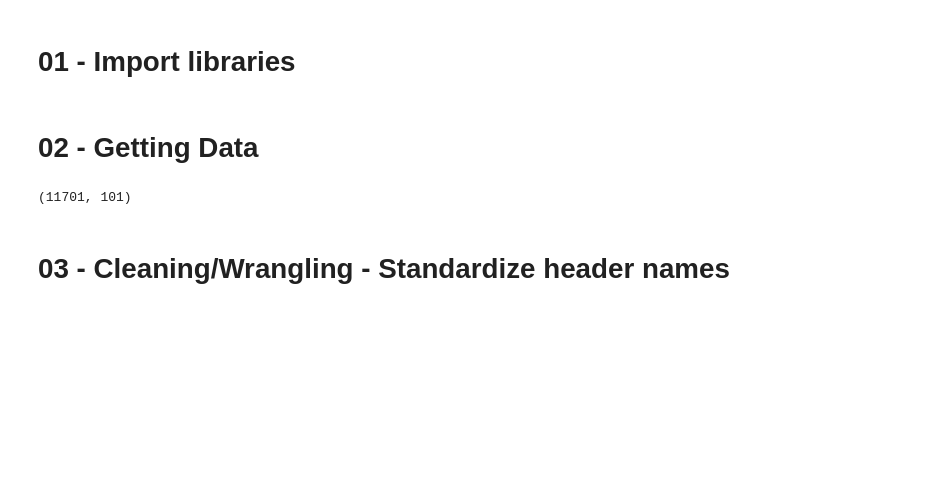
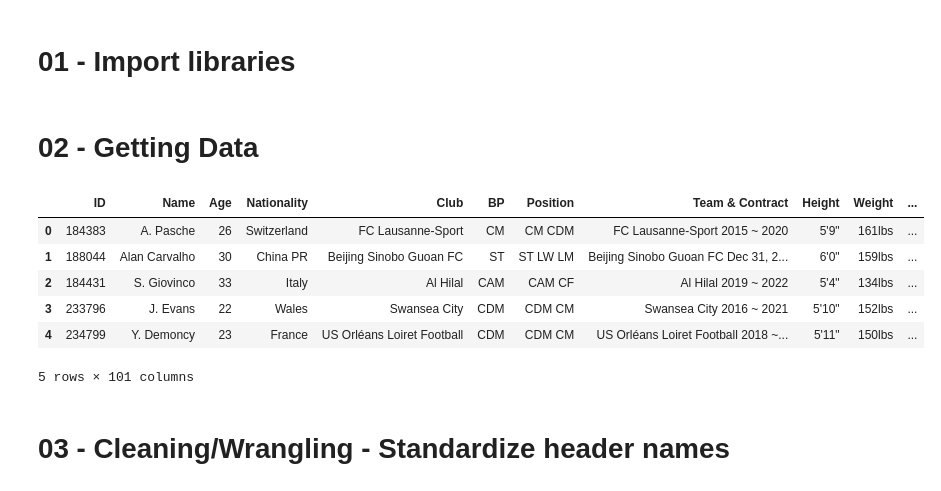
Before and after one commit to jochabo/2_01_FIFA, a Jupyter notebook: Lab-FIFA21.ipynb, the cells around one changed output. Drawn from its saved outputs; the diff is of its cells as text; code cells hidden in the pictures; blank space fills up the shorter version.

```diff
--- a/Lab-FIFA21.ipynb
+++ b/Lab-FIFA21.ipynb
@@ -31,8 +39,15 @@ import scipy.stats as stats
 # %%
 fifa = pd.read_csv('./fifa21_train.csv')
 fifa.shape
+fifa.head()
 # %% [output]
+|  | ID | Name | Age | Nationality | Club | BP | Position | Team & Contract | Height | Weight | ... |
+| 0 | 184383 | A. Pasche | 26 | Switzerland | FC Lausanne-Sport | CM | CM CDM | FC Lausanne-Sport 2015 ~ 2020 | 5'9" | 161lbs | ... |
+| 1 | 188044 | Alan Carvalho | 30 | China PR | Beijing Sinobo Guoan FC | ST | ST LW LM | Beijing Sinobo Guoan FC Dec 31, 2... | 6'0" | 159lbs | ... |
+| 2 | 184431 | S. Giovinco | 33 | Italy | Al Hilal | CAM | CAM CF | Al Hilal 2019 ~ 2022 | 5'4" | 134lbs | ... |
+| 3 | 233796 | J. Evans | 22 | Wales | Swansea City | CDM | CDM CM | Swansea City 2016 ~ 2021 | 5'10" | 152lbs | ... |
+| 4 | 234799 | Y. Demoncy | 23 | France | US Orléans Loiret Football | CDM | CDM CM | US Orléans Loiret Football 2018 ~... | 5'11" | 150lbs | ... |
-(11701, 101)
+5 rows × 101 columns
 # %% [markdown]
 # 03 - Cleaning/Wrangling - Standardize header names
 # %% [markdown]
```
Also changed, not shown: parts of 22 cells of this notebook.
